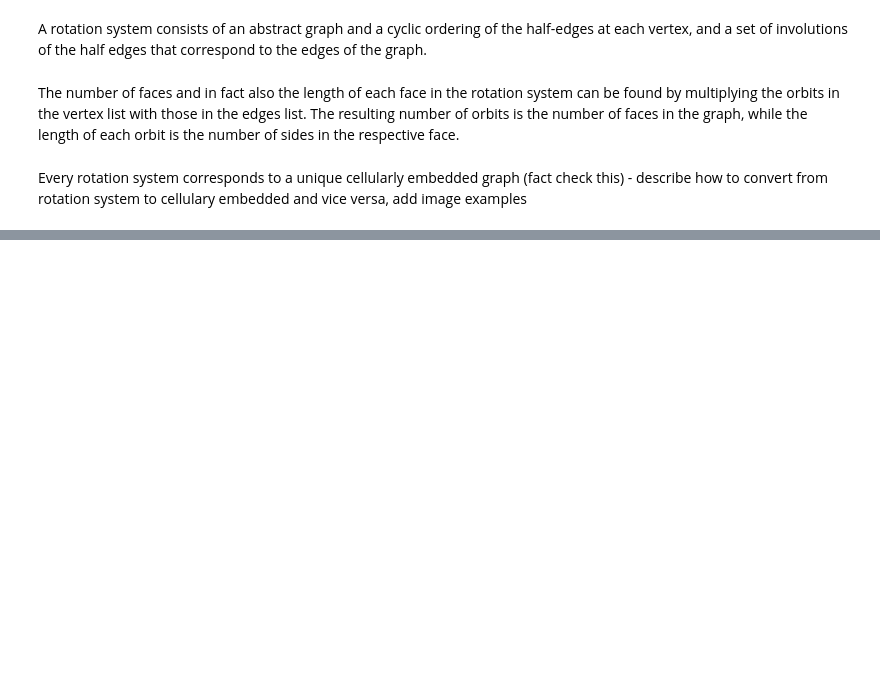
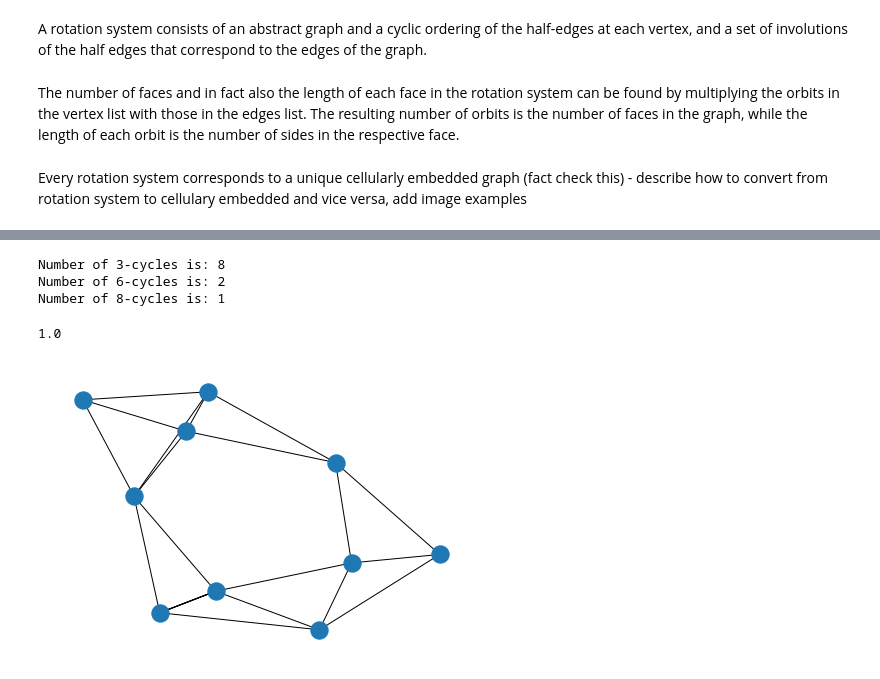
Before and after one commit to joshuasc2001/Final-Year-Project, a Jupyter notebook: Presentation-Copy1.ipynb, the cells around one changed output, grey strips where cells are left out. Cells and saved outputs as stored; diff of their text form; code cells hidden in the pictures; blank space fills up the shorter version.

```diff
--- a/Presentation-Copy1.ipynb
+++ b/Presentation-Copy1.ipynb
@@ -85,0 +112,23 @@ nx.draw(G4)
+# %%
+v = [(1,2,3,4),(34,37,36,35),(30,31,32,33,44),(28,27,29),(26,25,43,42),
+     (39,40,41,38),(23,24,21,22),(20,19,18,17),(15,16,14,13),(5,6,7,8,9),
+     (10,11,12)]
+e = [(1,37),(35,3),(2,44),(33,34),(4,5),(6,36),(13,12),(10,9),(8,18),(11,19),
+     (16,17),(7,14),(20,21),(15,22),(24,25),(23,40),(39,43),(26,27),(42,31),
+     (38,32),(29,30),(28,41)]
+r = rot.rotationSystem(v,e)
+# %%
+r.displayCycles()
+# %% [output]
+Number of 3-cycles is: 8
+Number of 6-cycles is: 2
+Number of 8-cycles is: 1
+# %%
+r.findGenus()
+# %% [output]
+1.0
+# %%
+G = nx.MultiGraph(r.conversion())
+nx.draw(G)
+# %% [output]
+[figure, added]
```
Also changed, not shown: parts of 32 cells of this notebook, 3 other files.
